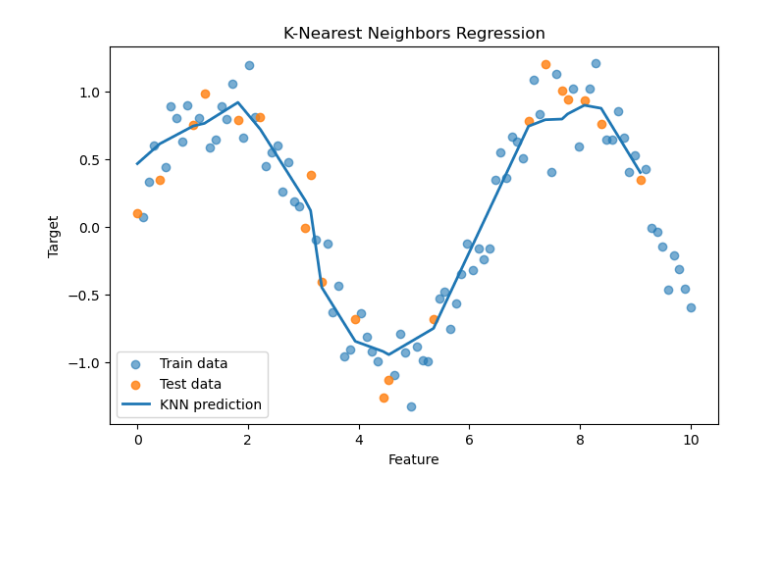
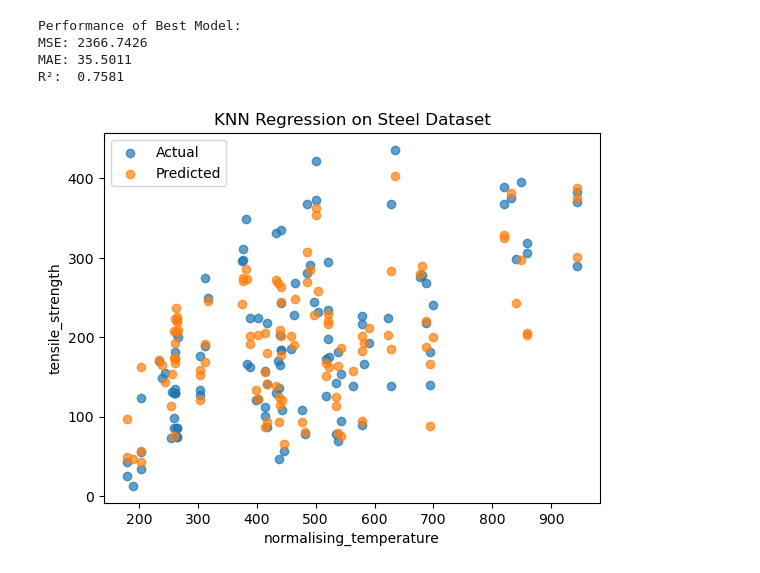
Before and after one commit to DavidLohan/Assignment2_MachineLearning, a Jupyter notebook: K-Nearest Neighbors (KNN) Regression.ipynb, the cells around one changed output. Drawn from its saved outputs; the diff is of its cells as text; code cells hidden in the pictures; blank space fills up the shorter version.

Commit message:
Actual file

```diff
--- a/K-Nearest Neighbors (KNN) Regression.ipynb
+++ b/K-Nearest Neighbors (KNN) Regression.ipynb
@@ -41,2 +58,4 @@ knn_reg = KNeighborsRegressor( n_neighbors=5, weights="uniform",  metric="minkow
+# %%
+grid_search = GridSearchCV(estimator=knn,param_grid=param_grid,cv=5,scoring="r2",n_jobs=-1)
 # %%
-knn_reg.fit(X_train_scaled, y_train)
+grid_search.fit(X_train_scaled, y_train)
@@ -43,4 +73,6 @@ knn_reg.fit(X_train_scaled, y_train)
+# %%
+best_knn = grid_search.best_estimator_
 # %%
-y_pred = knn_reg.predict(X_test_scaled)
+y_pred = best_knn.predict(X_test_scaled)
 # %%
 mse = mean_squared_error(y_test, y_pred)
@@ -49,4 +83,10 @@ r2  = r2_score(y_test, y_pred)
 # %%
-print(f"Mean Squared Error (MSE): {mse:.4f}")
-print(f"Mean Absolute Error (MAE): {mae:.4f}")
-print(f"R^2 Score: {r2:.4f}")
+print("\nPerformance of Best Model:")
+print(f"MSE: {mse:.4f}")
+print(f"MAE: {mae:.4f}")
+print(f"R²:  {r2:.4f}")
+# %% [output]
+Performance of Best Model:
+MSE: 2366.7426
+MAE: 35.5011
+R²:  0.7581
@@ -58,12 +93,11 @@ y_pred_sorted = y_pred[sorted_idx]
 # %%
-plt.figure(figsize=(8, 5))
-plt.scatter(X_train, y_train, label="Train data", alpha=0.6)
-plt.scatter(X_test_sorted, y_test_sorted, label="Test data", alpha=0.8)
-plt.plot(X_test_sorted, y_pred_sorted, label="KNN prediction", linewidth=2)
-plt.xlabel("Feature")
-plt.ylabel("Target")
-plt.title("K-Nearest Neighbors Regression")
+feat = 0
+plt.scatter(X_test[:, feat], y_test, label="Actual", alpha=0.7)
+plt.scatter(X_test[:, feat], y_pred, label="Predicted", alpha=0.7)
+plt.xlabel(feature_cols[feat])
+plt.ylabel(target_col)
+plt.title("KNN Regression on Steel Dataset")
 plt.legend()
 plt.show()
 # %% [output]
-[figure, old version]
+[figure, new version]
```
Also changed, not shown: parts of 18 cells of this notebook.
